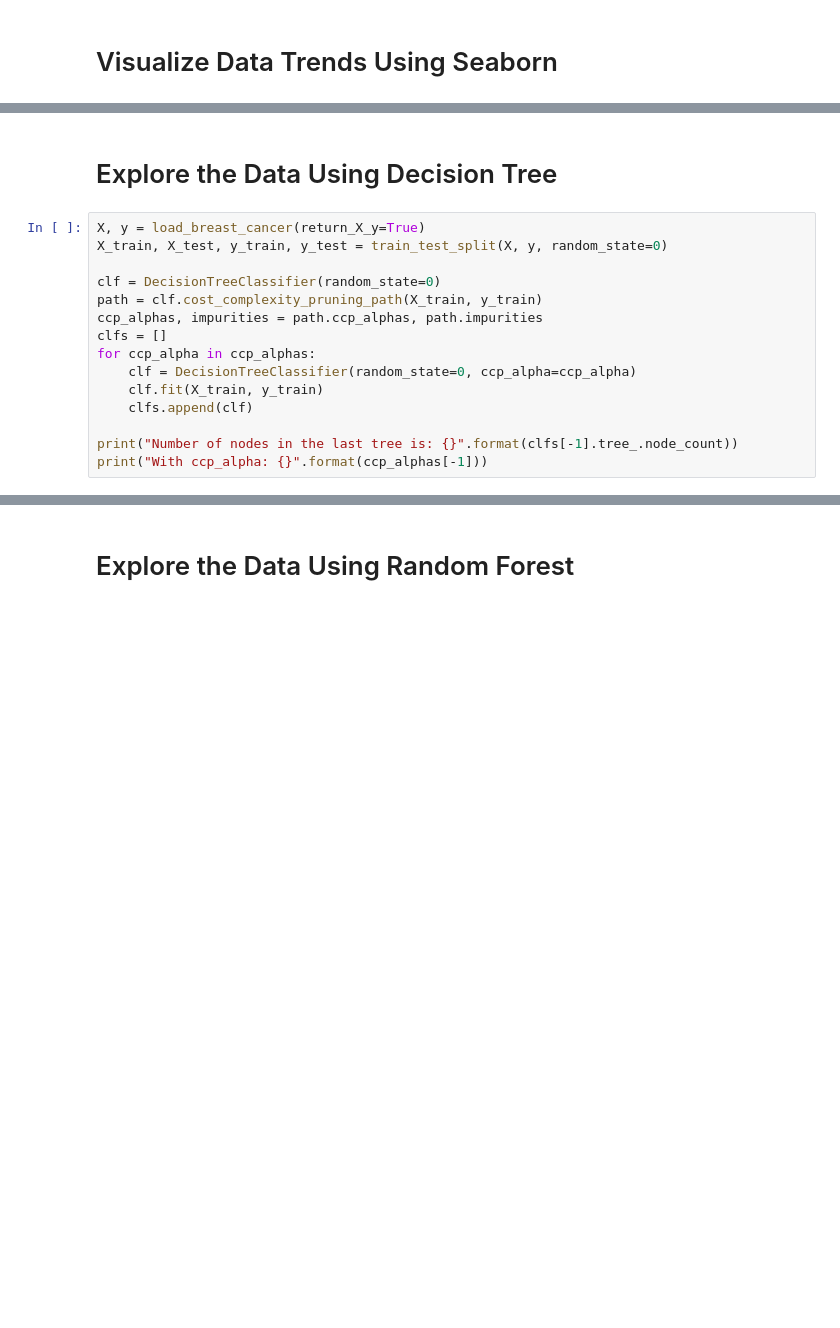
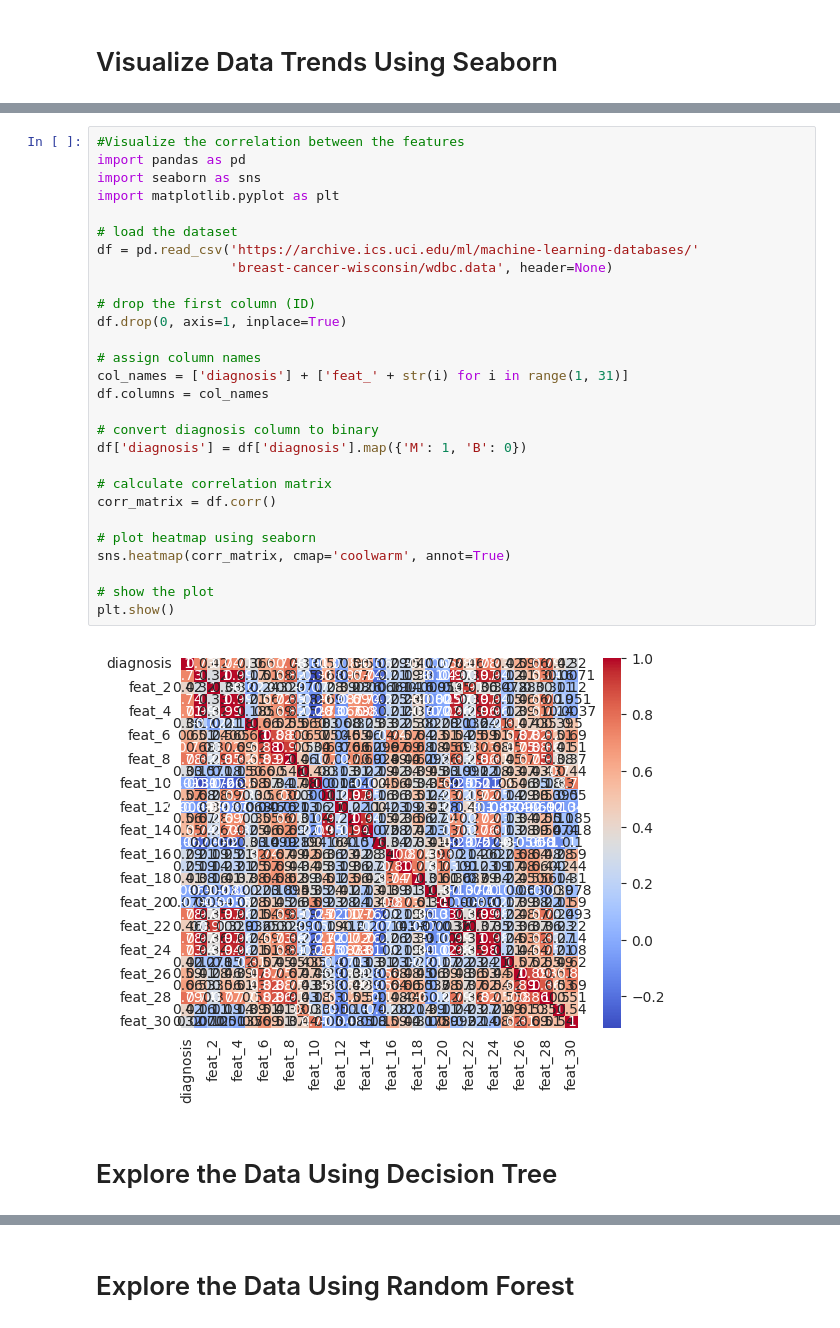
Before and after one commit to raiutarii/UTS-Mechine-Learning, a Jupyter notebook: UTS_Machine_Learning_Rai_Barokah_Utari.ipynb, the cells around one changed output, grey strips where cells are left out. Drawn from its saved outputs; the diff is of its cells as text; blank space fills up the shorter version.

```diff
--- a/UTS_Machine_Learning_Rai_Barokah_Utari.ipynb
+++ b/UTS_Machine_Learning_Rai_Barokah_Utari.ipynb
@@ -109,17 +96,32 @@ sns.heatmap(df.corr(), cmap='viridis')
+# %%
+#Visualize the correlation between the features
+import pandas as pd
+import seaborn as sns
+import matplotlib.pyplot as plt
+
+# load the dataset
+df = pd.read_csv('https://archive.ics.uci.edu/ml/machine-learning-databases/'
+                 'breast-cancer-wisconsin/wdbc.data', header=None)
+
+# drop the first column (ID)
+df.drop(0, axis=1, inplace=True)
+
+# assign column names
+col_names = ['diagnosis'] + ['feat_' + str(i) for i in range(1, 31)]
+df.columns = col_names
+
+# convert diagnosis column to binary
+df['diagnosis'] = df['diagnosis'].map({'M': 1, 'B': 0})
+
+# calculate correlation matrix
+corr_matrix = df.corr()
+
+# plot heatmap using seaborn
+sns.heatmap(corr_matrix, cmap='coolwarm', annot=True)
+
+# show the plot
+plt.show()
+# %% [output]
+[figure, added]
 # %% [markdown]
 # Explore the Data Using Decision Tree
-# %%
-X, y = load_breast_cancer(return_X_y=True)
-X_train, X_test, y_train, y_test = train_test_split(X, y, random_state=0)
-
-clf = DecisionTreeClassifier(random_state=0)
-path = clf.cost_complexity_pruning_path(X_train, y_train)
-ccp_alphas, impurities = path.ccp_alphas, path.impurities
-clfs = []
-for ccp_alpha in ccp_alphas:
-    clf = DecisionTreeClassifier(random_state=0, ccp_alpha=ccp_alpha)
-    clf.fit(X_train, y_train)
-    clfs.append(clf)
-
-print("Number of nodes in the last tree is: {}".format(clfs[-1].tree_.node_count))
-print("With ccp_alpha: {}".format(ccp_alphas[-1]))
```
Also changed, not shown: parts of 20 cells of this notebook.
